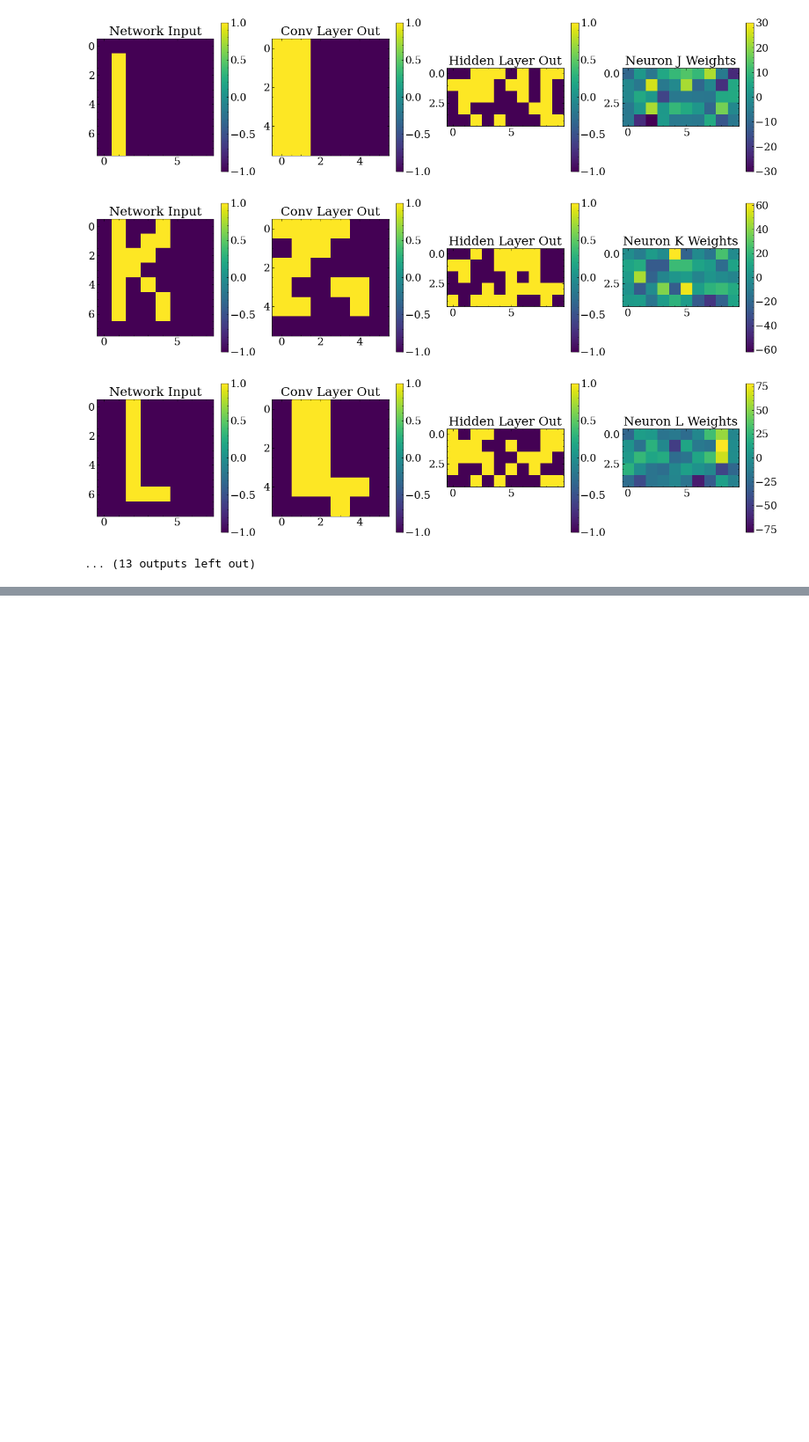
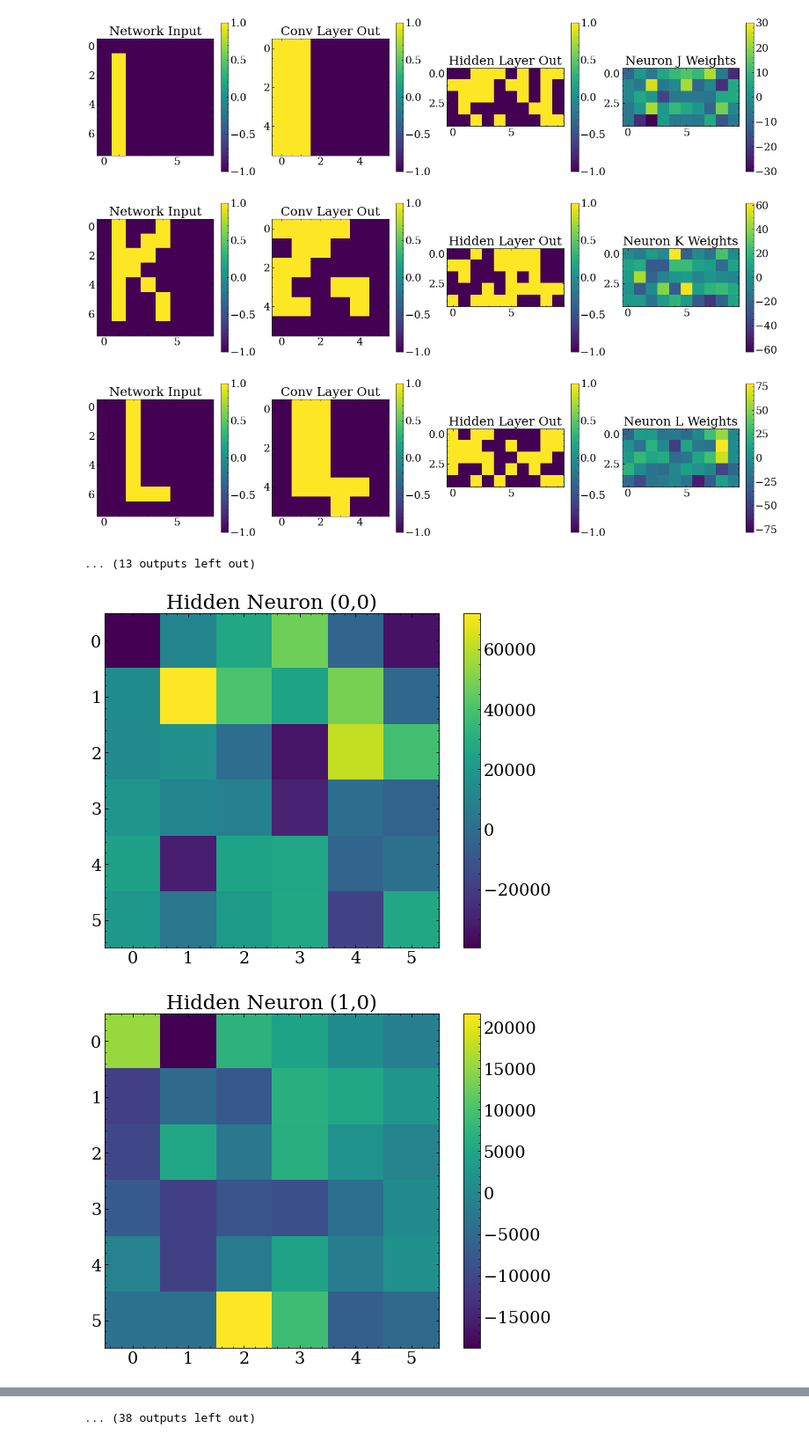
Before and after one commit to BenLand100/binarynetwork, a Jupyter notebook: OCR_conv.ipynb, the cells around one changed output, grey strips where cells are left out. Shown at 88% size. Cells and saved outputs as stored; diff of their text form; code cells hidden in the pictures; blank space fills up the shorter version.

Commit message:
Visualize hidden layer weights

```diff
--- a/OCR_conv.ipynb
+++ b/OCR_conv.ipynb
@@ -185,3 +185,17 @@ for i,iout in enumerate(s.outputs):
 [figure]
 [figure]
 ... (13 outputs left out)
+# %%
+for i in range(hidden_layers):
+    for i,n in enumerate(hidden_neurons[i]):
+        x = i % hidden_shapes[0][0]
+        y = i // hidden_shapes[0][0]
+        plt.figure()
+        plt.title('Hidden Neuron (%i,%i)'%(x,y))
+        plt.imshow(n.weights.reshape((6,6)))
+        plt.colorbar()
+        plt.show()
+        plt.close()
+# %% [output]
+[figure, added]
+[figure, added]
@@ -187,0 +212 @@ for i,iout in enumerate(s.outputs):
+... (38 outputs left out)
```
Also changed, not shown: parts of 1 cell of this notebook, 2 other files.
